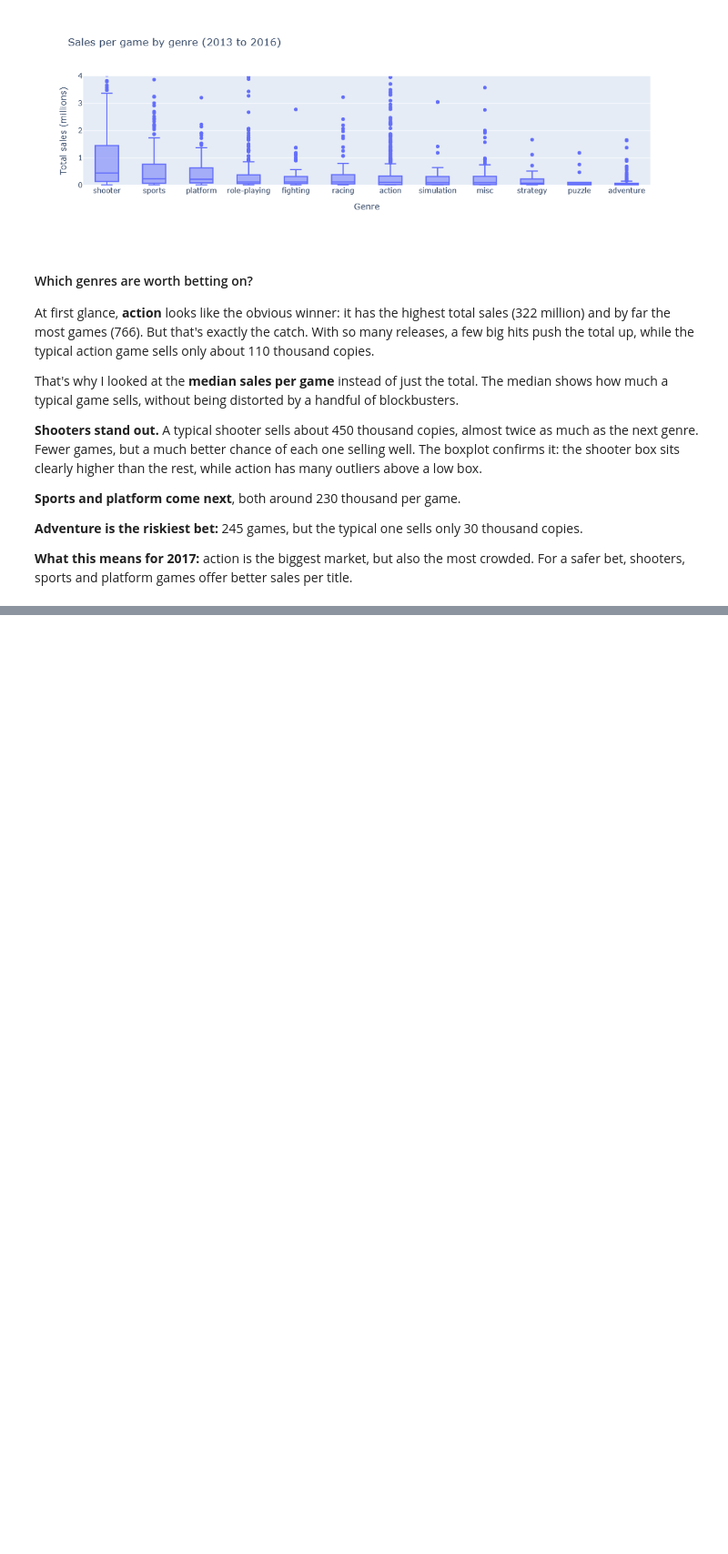
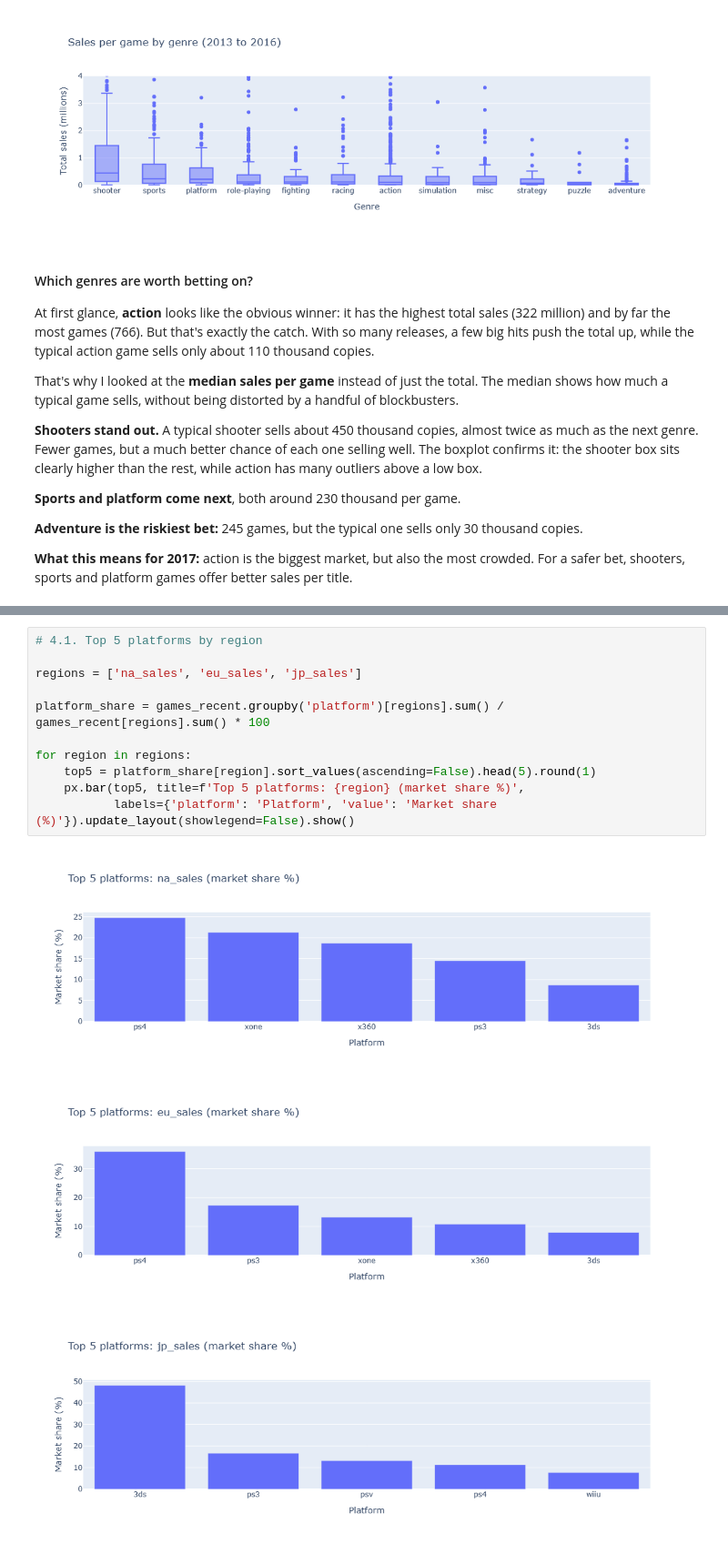
Before and after one commit to CaueFabrizioBS/game-over-or-high-score, a Jupyter notebook: game_over_or_high_score_analysis.ipynb, the cells around one changed output, grey strips where cells are left out. Shown at 91% size. Drawn from its saved outputs; the diff is of its cells as text; blank space fills up the shorter version.

```diff
--- a/game_over_or_high_score_analysis.ipynb
+++ b/game_over_or_high_score_analysis.ipynb
@@ -500,0 +563,15 @@ That's why I looked at the **median sales per game** instead of just the total.
+# %%
+# 4.1. Top 5 platforms by region
+
+regions = ['na_sales', 'eu_sales', 'jp_sales']
+
+platform_share = games_recent.groupby('platform')[regions].sum() / games_recent[regions].sum() * 100
+
+for region in regions:
+    top5 = platform_share[region].sort_values(ascending=False).head(5).round(1)
+    px.bar(top5, title=f'Top 5 platforms: {region} (market share %)',
+           labels={'platform': 'Platform', 'value': 'Market share (%)'}).update_layout(showlegend=False).show()
+# %% [output]
+[figure, added]
+[figure, added]
+[figure, added]
```
Also changed, not shown: parts of 40 cells of this notebook, 2 other files.
